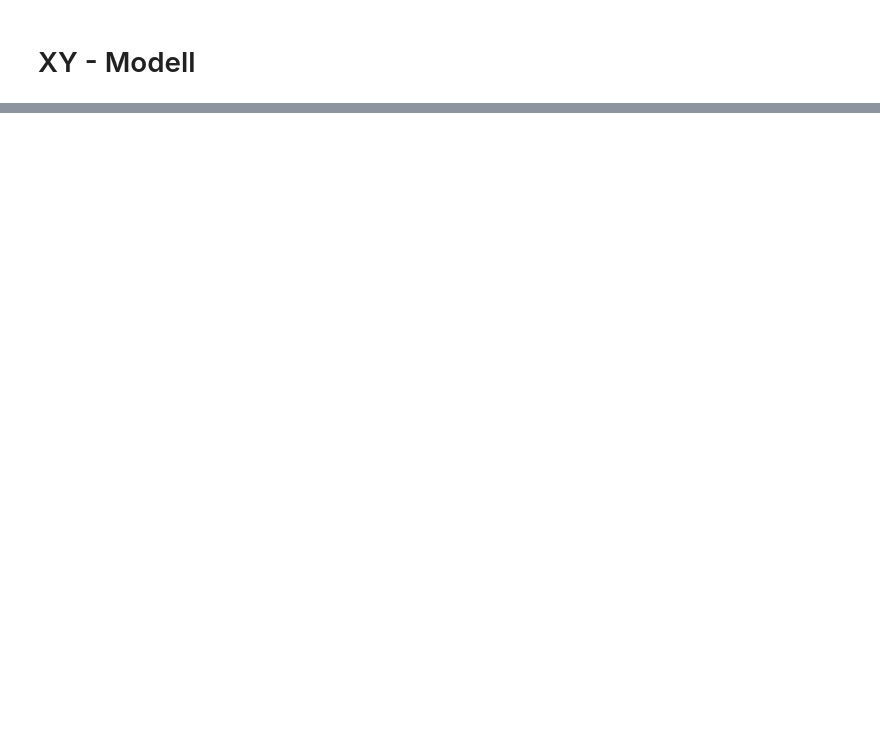
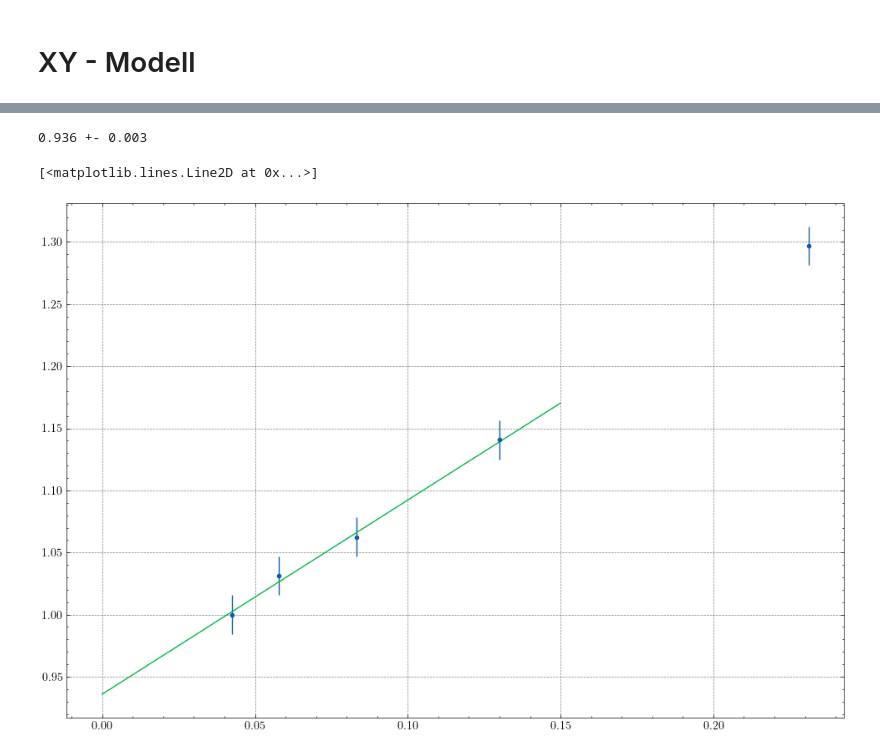
Before and after one commit to lennartvrg/XY-Model, a Jupyter notebook: Notebook.ipynb, the cells around one changed output, grey strips where cells are left out. Drawn from its saved outputs; the diff is of its cells as text; code cells hidden in the pictures; blank space fills up the shorter version.

```diff
--- a/Notebook.ipynb
+++ b/Notebook.ipynb
@@ -28,0 +46,22 @@ fig.savefig('Energy.pdf', bbox_inches='tight')
+# %%
+sizes = np.array(sizes)
+maximas = np.array(maximas)
+delta_maximas = np.array(delta_maximas)
+
+def linear(b: List[float], x: float) -> float:
+    return b[0] * x + b[1]
+
+model = Model(linear)
+data = RealData(1.0 / np.log(sizes)**2, maximas, sy=delta_maximas)
+output = ODR(data, model, beta0=[0, 0.89]).run()
+print(f'{output.beta[1]:.3f} +- {output.sd_beta[1]:.3f}')
+
+fig, ax = plt.subplots()
+ax.errorbar(1.0 / np.log(sizes)**2, maximas, yerr=delta_maximas)
+
+sampling = np.linspace(0, 0.15, num=100)
+ax.plot(sampling, linear(output.beta, sampling), '-')
+# %% [output]
+0.936 +- 0.003
+[<matplotlib.lines.Line2D at 0x...>]
+[figure, added]
```
Also changed, not shown: parts of 2 cells of this notebook, 6 other files.
